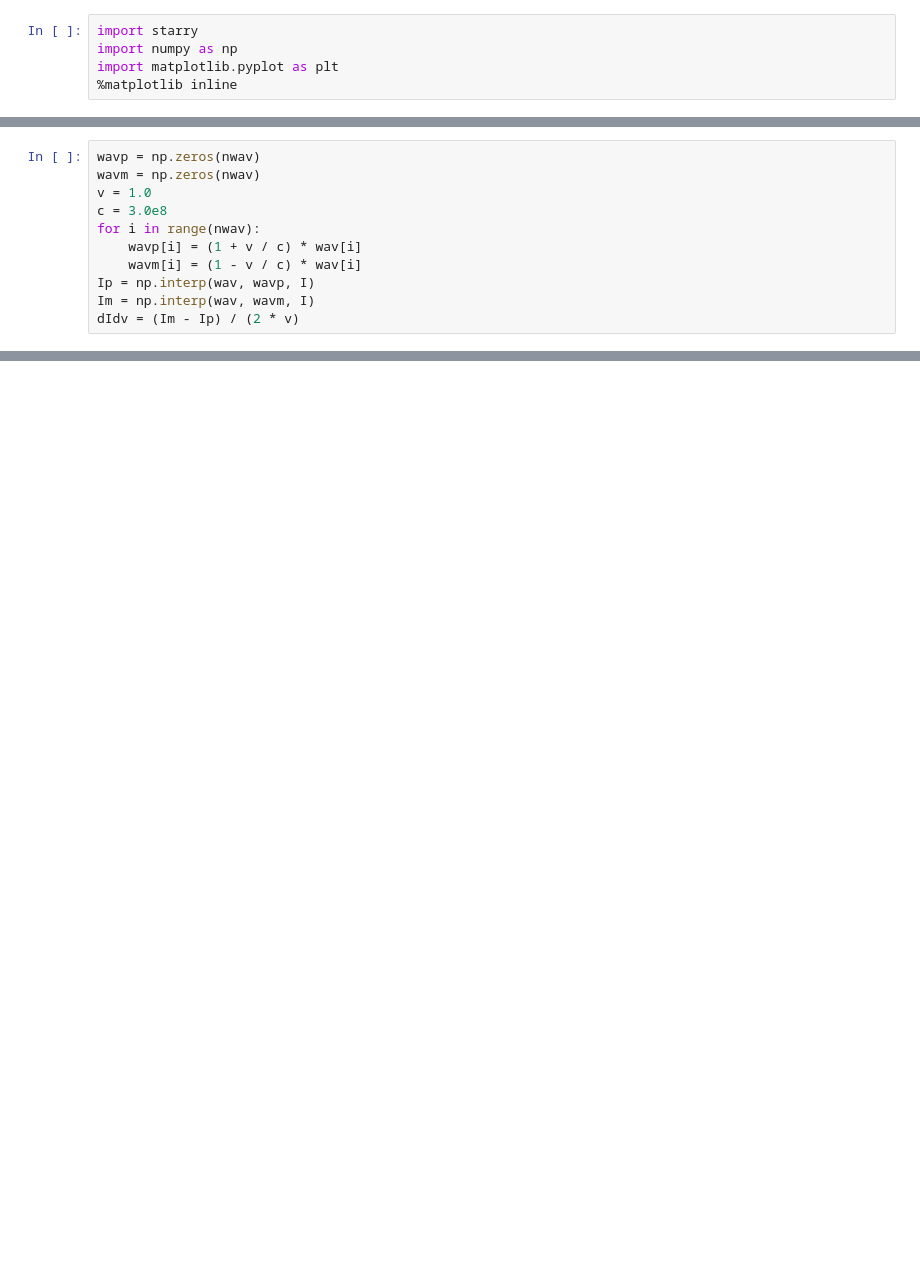
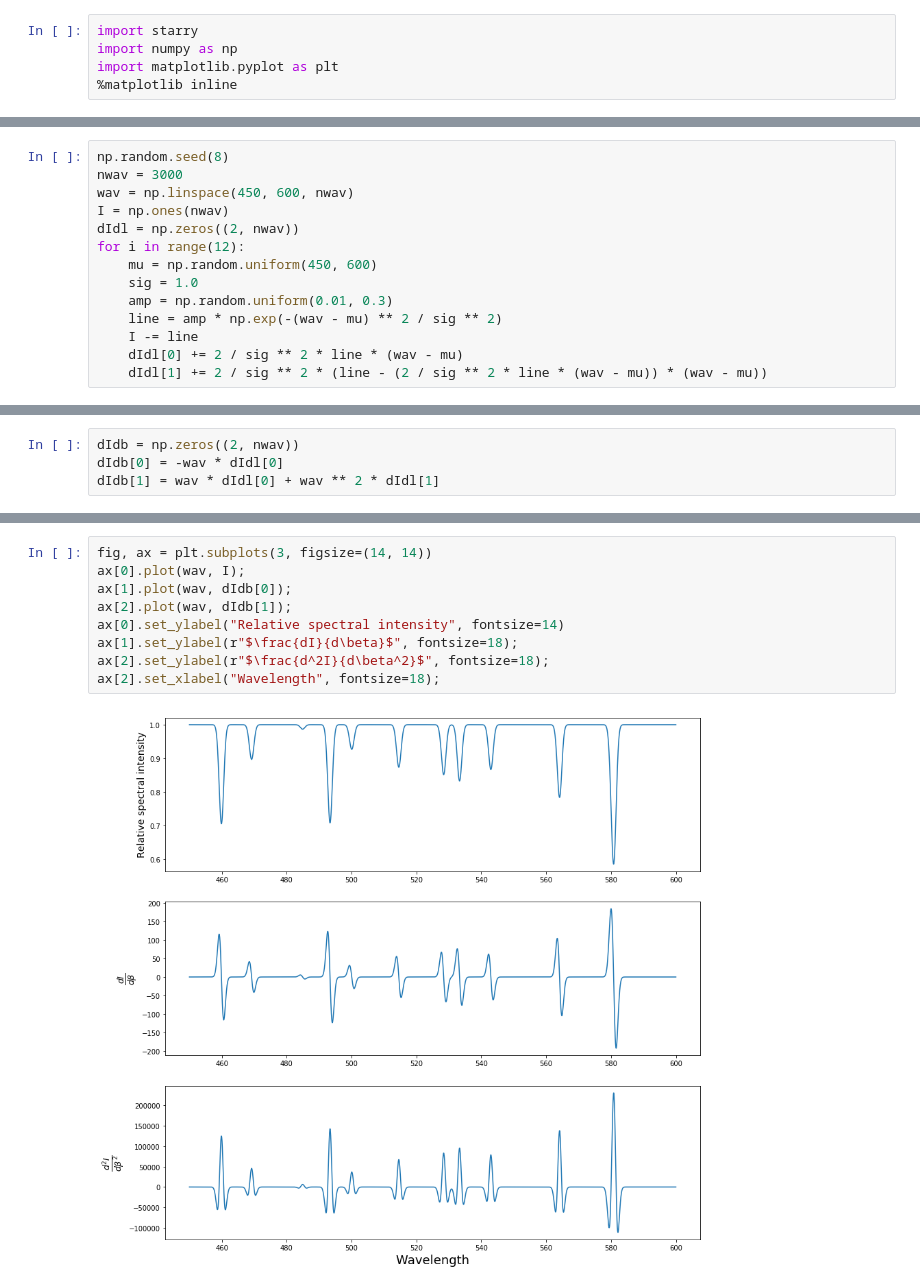
Before and after one commit to rodluger/rmrevolutions, a Jupyter notebook: ItJustWorks.ipynb, the cells around one changed output, grey strips where cells are left out. Saved outputs shown, nothing was run; the diff lists cells and outputs as text; blank space fills up the shorter version.

```diff
--- a/ItJustWorks.ipynb
+++ b/ItJustWorks.ipynb
@@ -25,11 +8,0 @@ for i in range(12):
-# %%
-wavp = np.zeros(nwav)
-wavm = np.zeros(nwav)
-v = 1.0
-c = 3.0e8
-for i in range(nwav):
-    wavp[i] = (1 + v / c) * wav[i]
-    wavm[i] = (1 - v / c) * wav[i]
-Ip = np.interp(wav, wavp, I)
-Im = np.interp(wav, wavm, I)
-dIdv = (Im - Ip) / (2 * v)
@@ -76,0 +35,14 @@ plt.plot(wav, flux[750, :] - I);
+# %%
+np.random.seed(8)
+nwav = 3000
+wav = np.linspace(450, 600, nwav)
+I = np.ones(nwav)
+dIdl = np.zeros((2, nwav))
+for i in range(12):
+    mu = np.random.uniform(450, 600)
+    sig = 1.0
+    amp = np.random.uniform(0.01, 0.3)
+    line = amp * np.exp(-(wav - mu) ** 2 / sig ** 2)
+    I -= line
+    dIdl[0] += 2 / sig ** 2 * line * (wav - mu)
+    dIdl[1] += 2 / sig ** 2 * (line - (2 / sig ** 2 * line * (wav - mu)) * (wav - mu))
@@ -76,0 +53,4 @@ plt.plot(wav, flux[750, :] - I);
+# %%
+dIdb = np.zeros((2, nwav))
+dIdb[0] = -wav * dIdl[0]
+dIdb[1] = wav * dIdl[0] + wav ** 2 * dIdl[1]
@@ -76,0 +60,11 @@ plt.plot(wav, flux[750, :] - I);
+# %%
+fig, ax = plt.subplots(3, figsize=(14, 14))
+ax[0].plot(wav, I);
+ax[1].plot(wav, dIdb[0]);
+ax[2].plot(wav, dIdb[1]);
+ax[0].set_ylabel("Relative spectral intensity", fontsize=14)
+ax[1].set_ylabel(r"$\frac{dI}{d\beta}$", fontsize=18);
+ax[2].set_ylabel(r"$\frac{d^2I}{d\beta^2}$", fontsize=18);
+ax[2].set_xlabel("Wavelength", fontsize=18);
+# %% [output]
+[figure, added]
```
Also changed, not shown: parts of 73 cells of this notebook, 3 other files.
